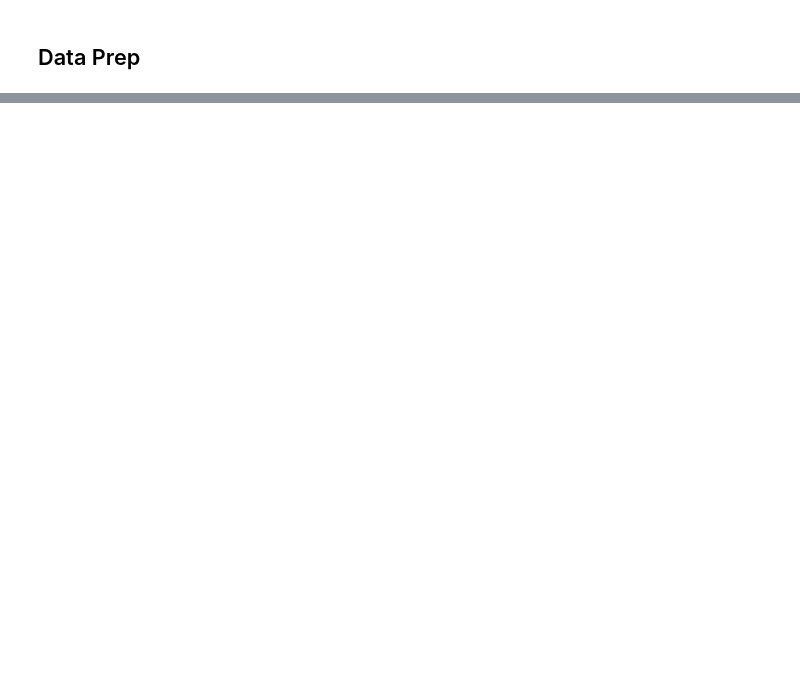
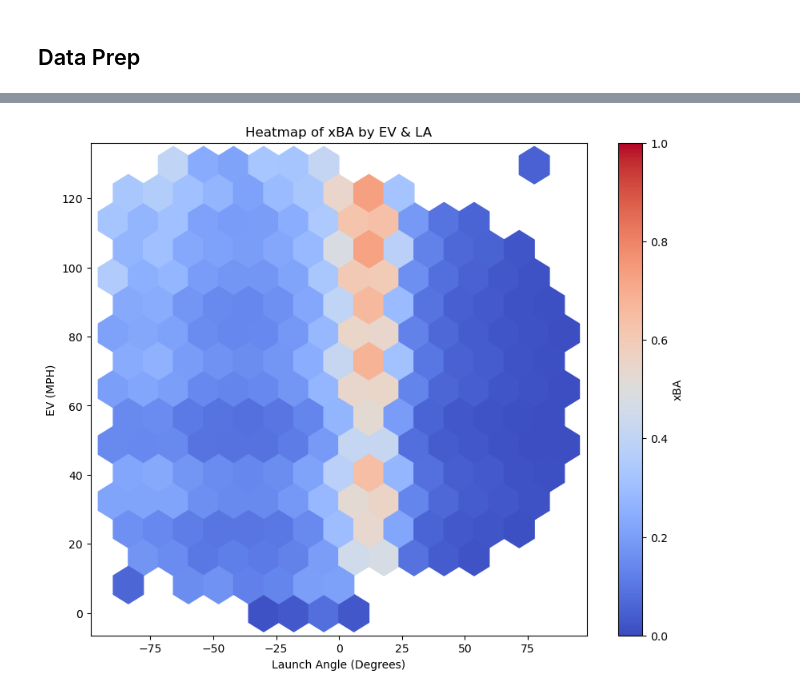
Before and after one commit to jackkalsched/UCSD_Baseball_25, a Jupyter notebook: Hitting/expected_metrics/expected_metrics.ipynb, the cells around one changed output, grey strips where cells are left out. Cells and saved outputs as stored; diff of their text form; code cells hidden in the pictures; blank space fills up the shorter version.

```diff
--- a/Hitting/expected_metrics/expected_metrics.ipynb
+++ b/Hitting/expected_metrics/expected_metrics.ipynb
@@ -55,0 +103,5 @@ necessary_data
+# %%
+feature_cols = ['ExitSpeed', 'Angle', 'Direction']
+target_col = ['Hit']
+# %%
+necessary_data[feature_cols] = necessary_data[feature_cols].fillna(0)
@@ -55,0 +114,3 @@ necessary_data
+# %%
+X = necessary_data[feature_cols].values
+y = necessary_data[target_col].values
@@ -55,0 +150,2 @@ necessary_data
+# %%
+necessary_data['xBA'] = gam.predict_mu(X).round(3)
@@ -55,0 +196,22 @@ necessary_data
+# %%
+import matplotlib.pyplot as plt
+plt.figure(figsize=(10, 8))
+
+hb = plt.hexbin(
+    necessary_data['Angle'],
+    necessary_data['ExitSpeed'],
+    C=necessary_data['xBA'],
+    gridsize=15,        # controls resolution
+    cmap='coolwarm',
+    vmin=0.00,
+    vmax=1.00
+)
+
+plt.colorbar(hb, label='xBA')
+plt.xlabel("Launch Angle (Degrees)")
+plt.ylabel("EV (MPH)")
+plt.title("Heatmap of xBA by EV & LA")
+
+plt.show()
+# %% [output]
+[figure, added]
```
Also changed, not shown: parts of 13 cells of this notebook, 1 other file.
